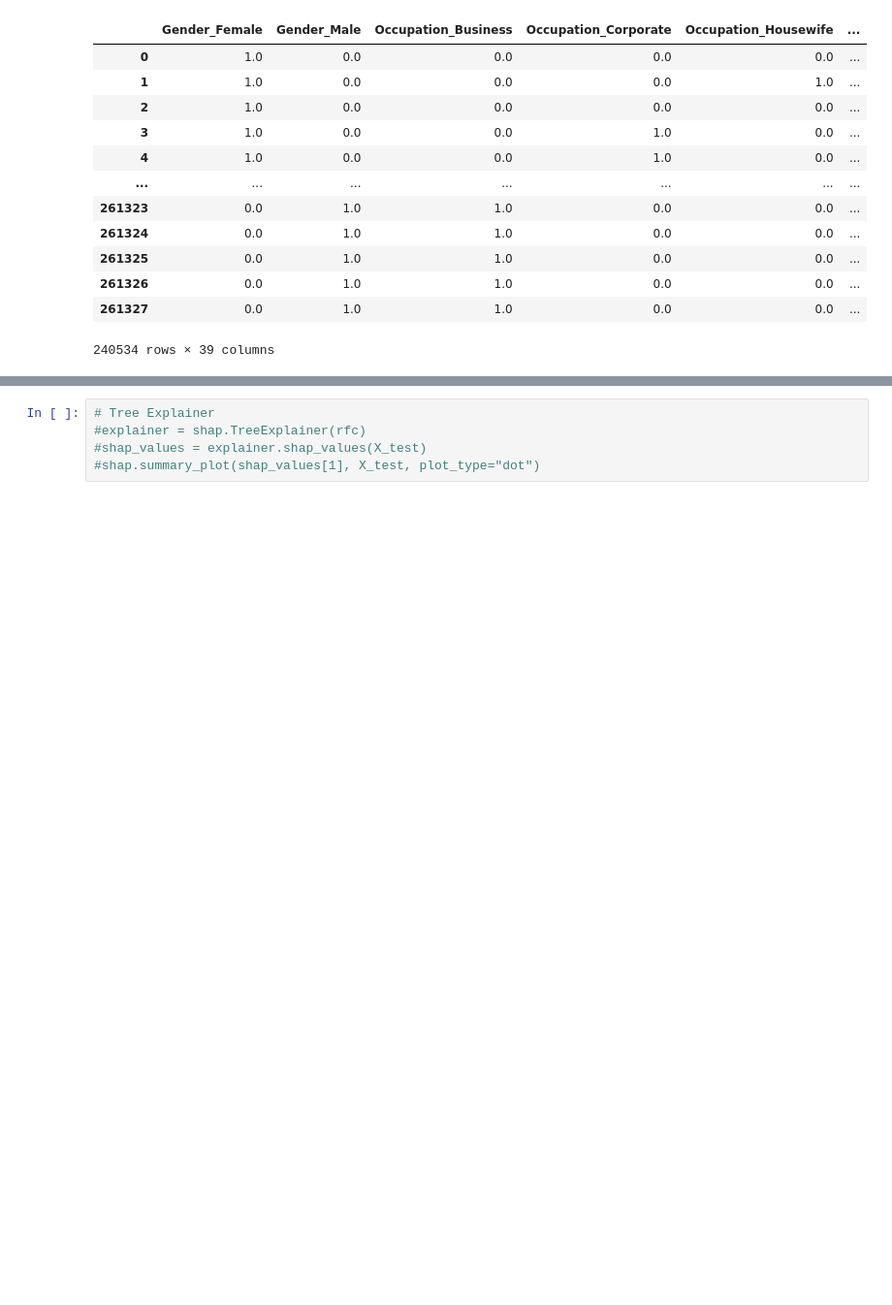
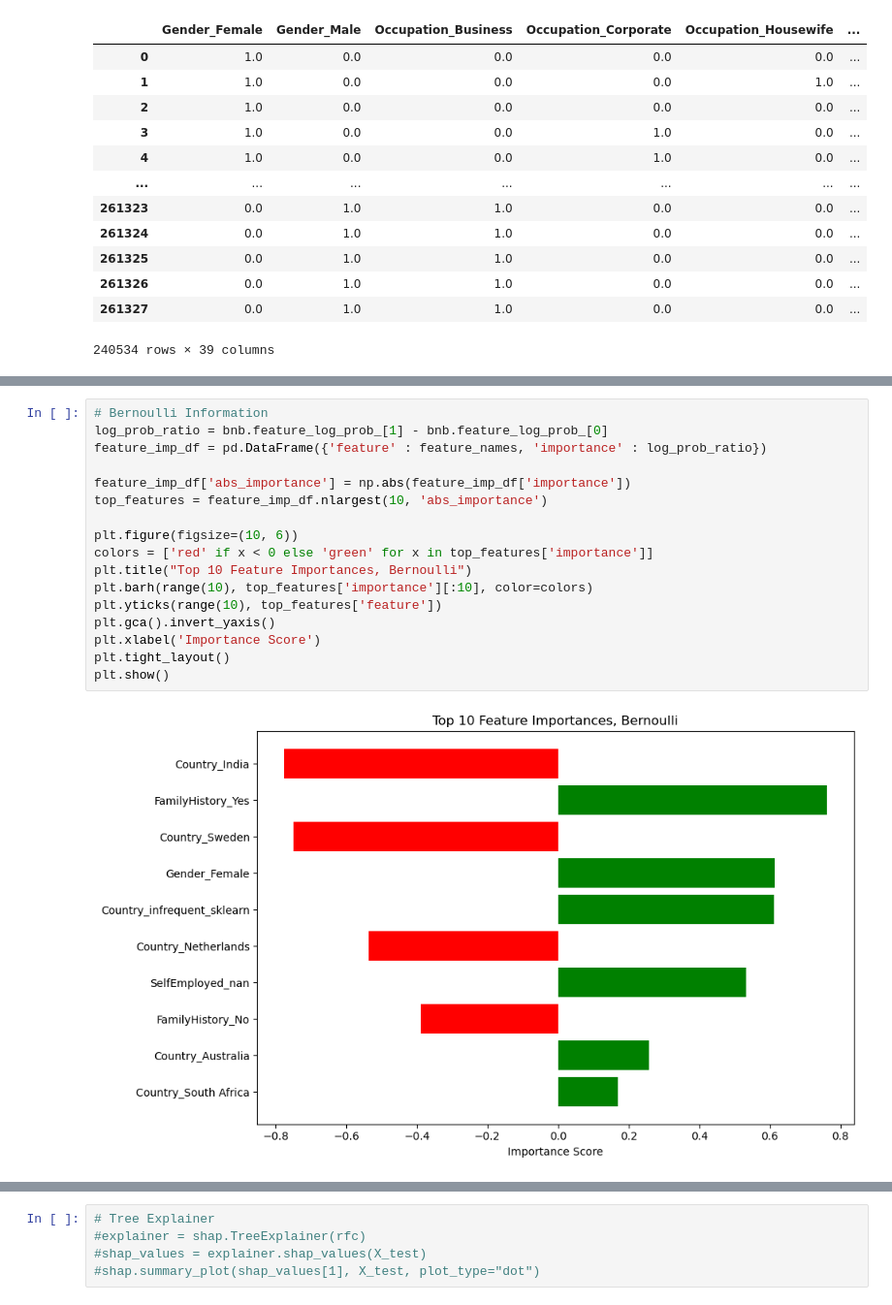
Before and after one commit to the13qead/DAT-490-Capstone-Mental-Health-Analysis, a Jupyter notebook: Analysis_Devin.ipynb, the cells around one changed output, grey strips where cells are left out. Shown: that part at 97% size. Saved outputs shown, nothing was run; the diff lists cells and outputs as text; blank space fills up the shorter version.

```diff
--- a/Analysis_Devin.ipynb
+++ b/Analysis_Devin.ipynb
@@ -146,0 +157,19 @@ False Negative Rate:  0.1370902363481406
+# %%
+# Bernoulli Information
+log_prob_ratio = bnb.feature_log_prob_[1] - bnb.feature_log_prob_[0]
+feature_imp_df = pd.DataFrame({'feature' : feature_names, 'importance' : log_prob_ratio})
+
+feature_imp_df['abs_importance'] = np.abs(feature_imp_df['importance'])
+top_features = feature_imp_df.nlargest(10, 'abs_importance')
+
+plt.figure(figsize=(10, 6))
+colors = ['red' if x < 0 else 'green' for x in top_features['importance']]
+plt.title("Top 10 Feature Importances, Bernoulli")
+plt.barh(range(10), top_features['importance'][:10], color=colors)
+plt.yticks(range(10), top_features['feature'])
+plt.gca().invert_yaxis()
+plt.xlabel('Importance Score')
+plt.tight_layout()
+plt.show()
+# %% [output]
+[figure, added]
```
Also changed, not shown: parts of 16 cells of this notebook.
